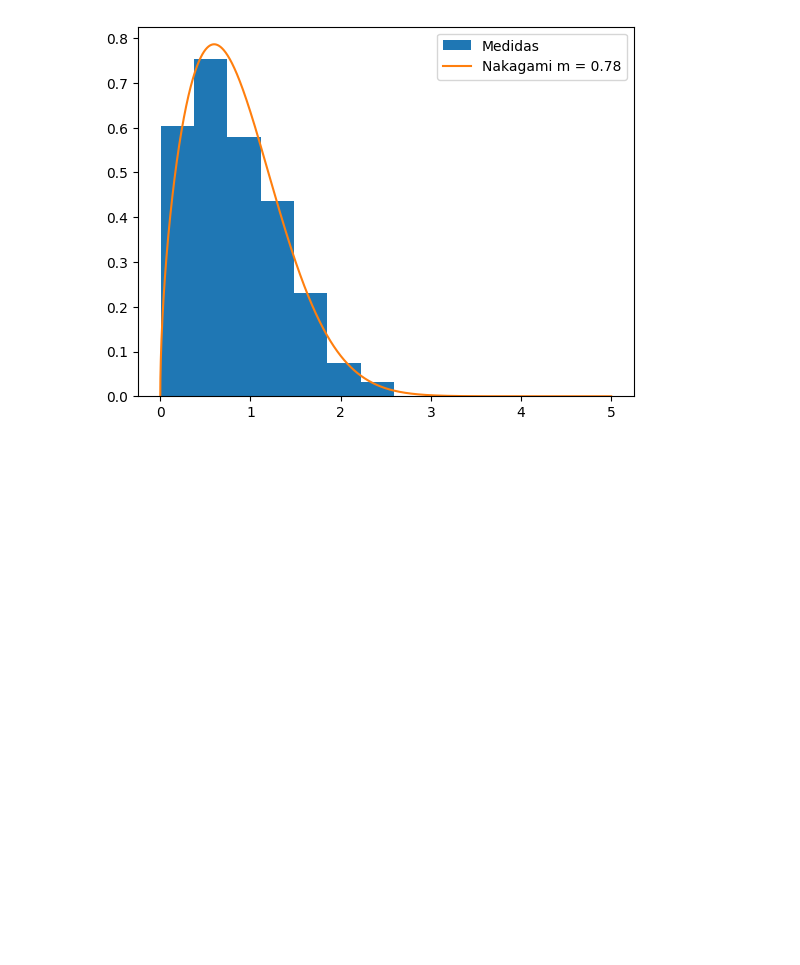
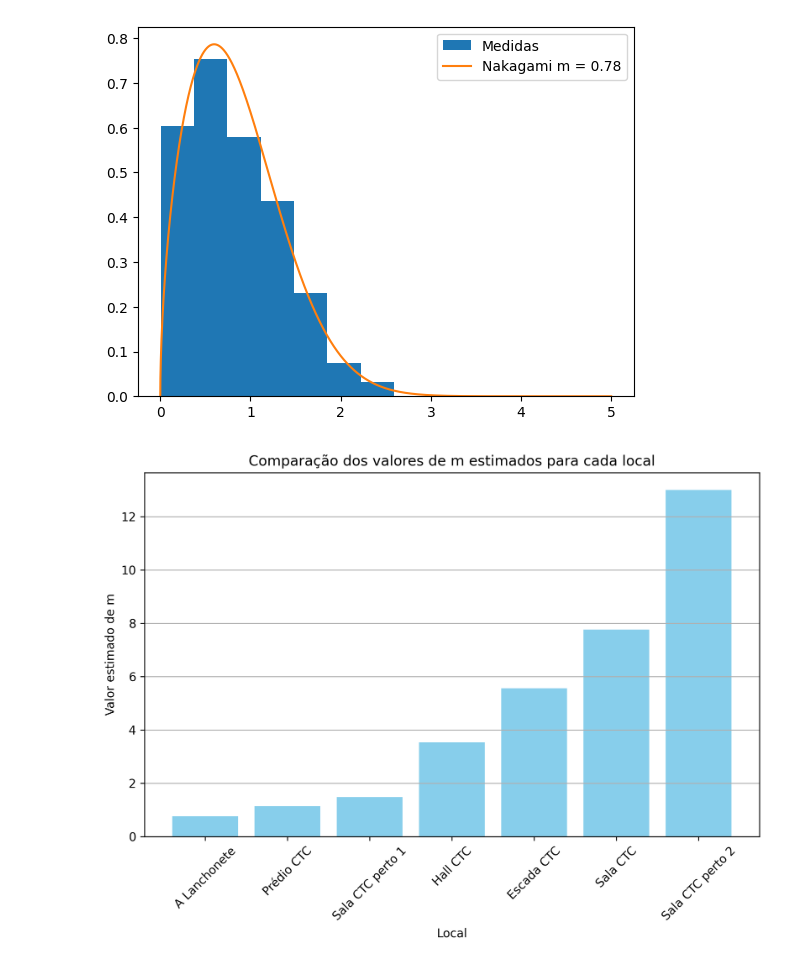
Before and after one commit to daviseemann/ufsc-engineering, a Jupyter notebook: comunicacoes-moveis-EEL7403/MedicaoPequena/tratamento_de_dados.ipynb, the cells around one changed output. Drawn from its saved outputs; the diff is of its cells as text; code cells hidden in the pictures; blank space fills up the shorter version.

Commit message:
Adicionar gráficos de medições Nakagami para diferentes locais

```diff
--- a/comunicacoes-moveis-EEL7403/MedicaoPequena/tratamento_de_dados.ipynb
+++ b/comunicacoes-moveis-EEL7403/MedicaoPequena/tratamento_de_dados.ipynb
@@ -224,0 +334,33 @@ Location parameter: 0
+# %%
+def plot_m_values(m_values, titles):
+    # Sort the values and titles together
+    sorted_pairs = sorted(zip(m_values, titles))
+    sorted_m_values, sorted_titles = zip(*sorted_pairs)
+
+    plt.figure(figsize=(8, 6), dpi=300)
+    plt.bar(sorted_titles, sorted_m_values, color="skyblue")
+    plt.xlabel("Local")
+    plt.ylabel("Valor estimado de m")
+    plt.title("Comparação dos valores de m estimados para cada local")
+    plt.xticks(rotation=45)
+    plt.grid(axis="y")
+    plt.tight_layout()
+    plt.savefig("./graficos/valores_m_comparacao.pdf")
+    plt.show()
+
+
+# Plot dos valores de m
+m_values = [m_caos, m_pet, m_predio, m_perto_1, m_perto_2, m_escada_ctc_1, m_sala_ctc]
+titles = [
+    "A Lanchonete",
+    "Hall CTC",
+    "Prédio CTC",
+    "Sala CTC perto 1",
+    "Sala CTC perto 2",
+    "Escada CTC",
+    "Sala CTC",
+]
+
+plot_m_values(m_values, titles)
+# %% [output]
+[figure, added]
```
Also changed, not shown: parts of 2 cells of this notebook, 11 other files.
